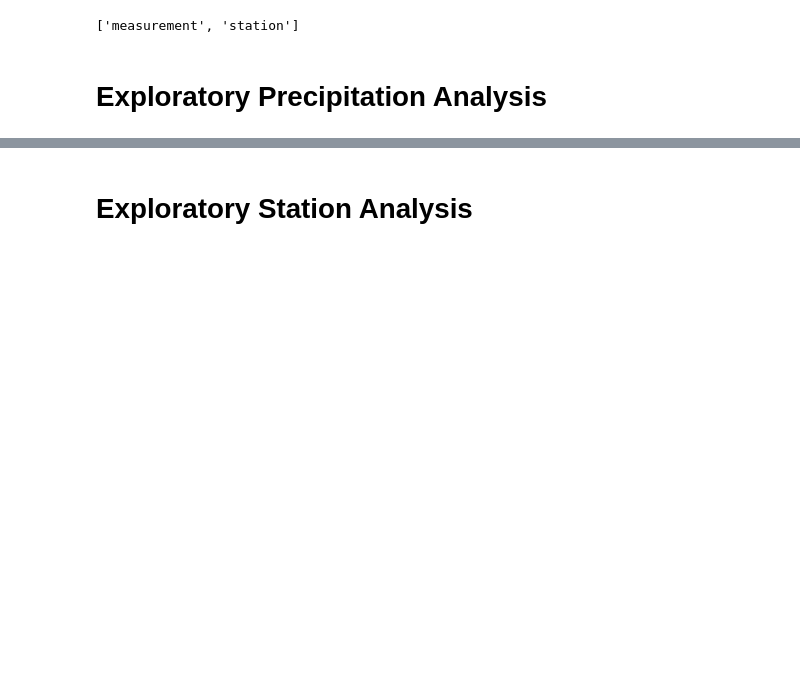
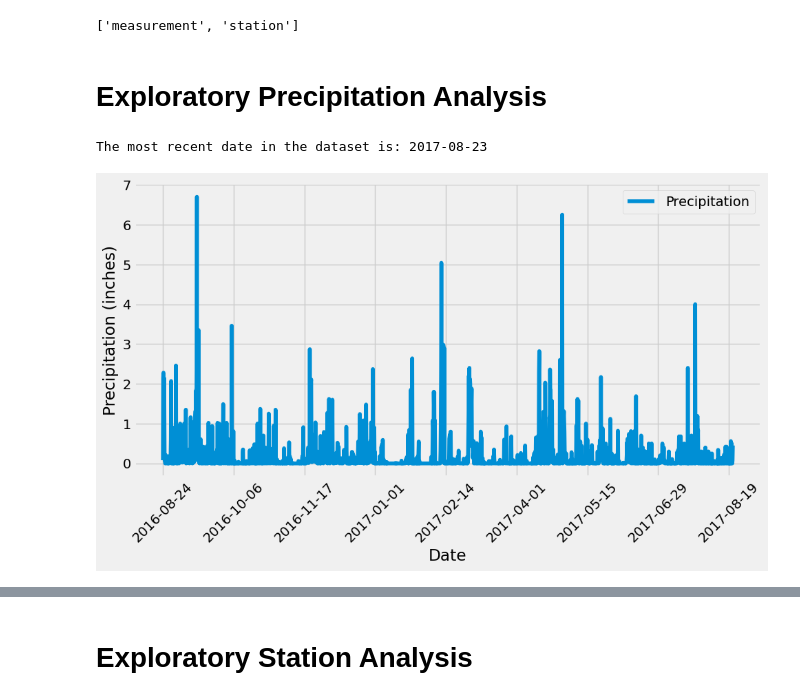
Before and after one commit to Data-Miner99/sqlalchemy-challenge, a Jupyter notebook: SurfsUp/climate_starter.ipynb, the cells around one changed output, grey strips where cells are left out. Cells and saved outputs as stored; diff of their text form; code cells hidden in the pictures; blank space fills up the shorter version.

```diff
--- a/SurfsUp/climate_starter.ipynb
+++ b/SurfsUp/climate_starter.ipynb
@@ -40,24 +42,39 @@ session = Session(engine)
 # Exploratory Precipitation Analysis
 # %%
 # Find the most recent date in the data set.
-rain_check = session.query(Measurement.date, Measurement.prcp).filter(Measurement.date >= "2016-08-23").\
-    filter(Measurement.date <= "2017-08-23").all()
+most_recent_date = session.query(func.max(Measurement.date)).scalar()
+print(f"The most recent date in the dataset is: {most_recent_date}")
+# %% [output]
+The most recent date in the dataset is: 2017-08-23
 # %%
 # Design a query to retrieve the last 12 months of precipitation data and plot the results.
 # Starting from the most recent data point in the database.
+precipitation_data = session.query(Measurement.date).order_by(Measurement.date.desc()).first().date
 
 # Calculate the date one year from the last date in data set.
-
+last_year = dt.datetime.strptime(precipitation_data, '%Y-%m-%d') - dt.timedelta(days=365)
 
 # Perform a query to retrieve the data and precipitation scores
-
+rain_data = session.query(Measurement.date, Measurement.prcp).\
+    filter(Measurement.date >= last_year).\
+    order_by(Measurement.date).all()
 
 # Save the query results as a Pandas DataFrame. Explicitly set the column names
-
+precipitation_df = pd.DataFrame(rain_data, columns=['Date', 'Precipitation'])
+precipitation_df = precipitation_df.dropna()
 
 # Sort the dataframe by date
-
+precipitation_df.set_index('Date', inplace=True)
+precipitation_df = precipitation_df.sort_index()
 
 # Use Pandas Plotting with Matplotlib to plot the data
+precipitation_df.plot(figsize=(10, 6))
+plt.xlabel("Date")
+plt.ylabel("Precipitation (inches)")
+plt.xticks(rotation=45)
+plt.tight_layout()
+plt.show()
+# %% [output]
+[figure, added]
 # %%
 # Use Pandas to calculate the summary statistics for the precipitation data
```
Also changed, not shown: parts of 8 cells of this notebook.
